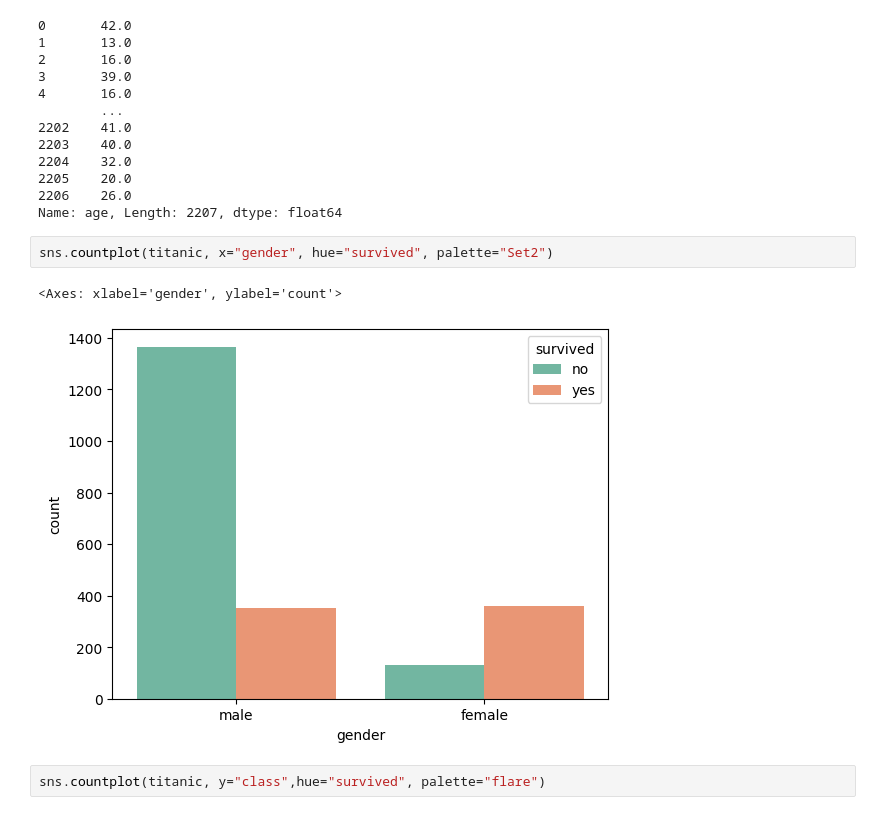
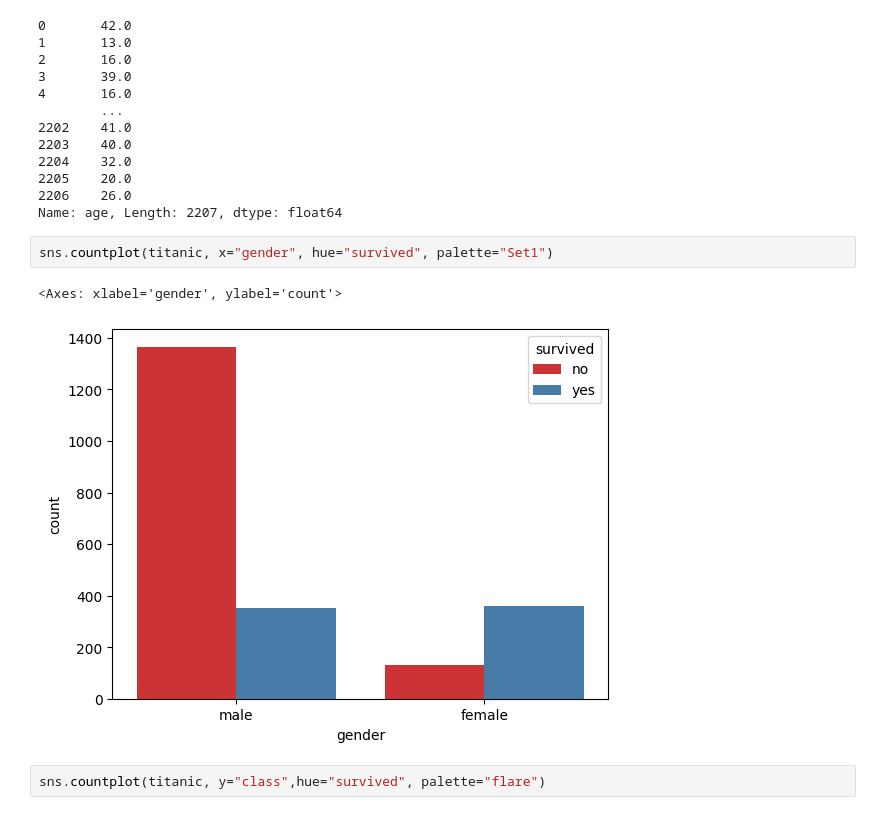
Before and after one commit to JanaEsther/PythonProDataScience, a Jupyter notebook: 01/titanic2.ipynb, the cells around one changed output. Cells and saved outputs as stored; diff of their text form.

Commit message:
titanic

```diff
--- a/01/titanic2.ipynb
+++ b/01/titanic2.ipynb
@@ -239,10 +234,10 @@ ages
 2206    26.0
 Name: age, Length: 2207, dtype: float64
 # %%
-sns.countplot(titanic, x="gender", hue="survived", palette="Set2")
+sns.countplot(titanic, x="gender", hue="survived", palette="Set1")
 # %% [output]
 <Axes: xlabel='gender', ylabel='count'>
-[figure, old version]
+[figure, new version]
 # %%
 sns.countplot(titanic, y="class",hue="survived", palette="flare")
 # %% [output]
```
Also changed, not shown: parts of 5 cells of this notebook, 2 other files.
